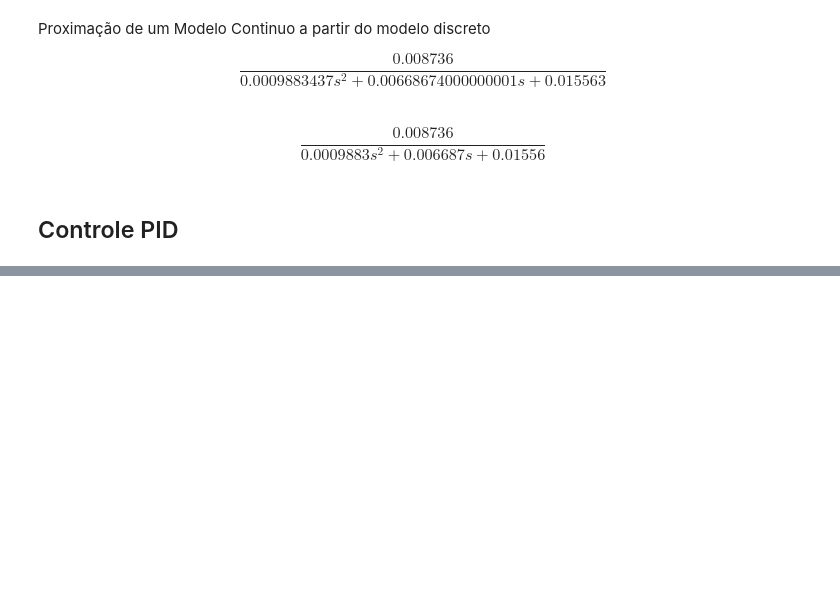
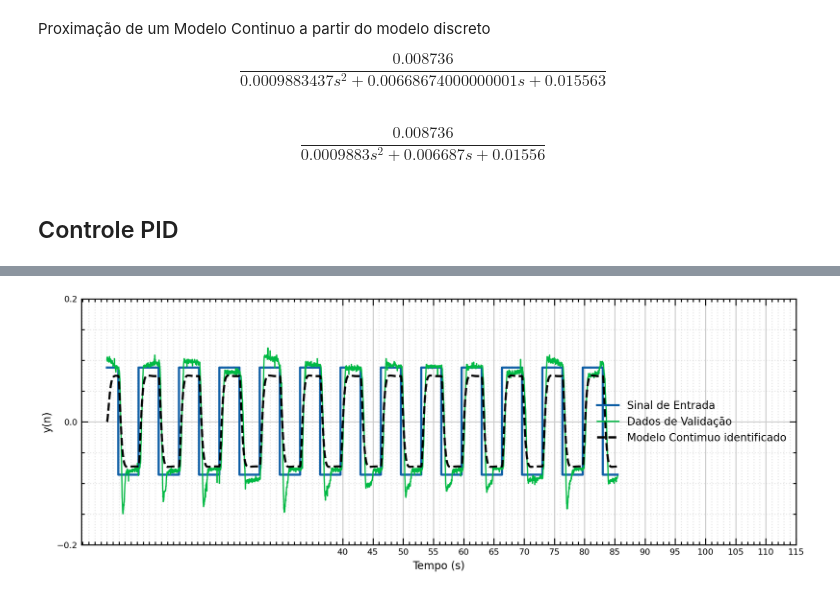
Before and after one commit to Oseiasdfarias/Projeto_Tcc_Oseias_Oficial, a Jupyter notebook: Identificacao_de_Sistemas/identificacao_aeropendulo/ident_up/validacao_modelo.ipynb, the cells around one changed output, grey strips where cells are left out. Saved outputs shown, nothing was run; the diff lists cells and outputs as text; code cells hidden in the pictures; blank space fills up the shorter version.

```diff
--- a/Identificacao_de_Sistemas/identificacao_aeropendulo/ident_up/validacao_modelo.ipynb
+++ b/Identificacao_de_Sistemas/identificacao_aeropendulo/ident_up/validacao_modelo.ipynb
@@ -118,0 +149,29 @@ $$\frac{0.008736}{0.0009883 s^2 + 0.006687 s + 0.01556}$$
+# %%
+u1 = np.array(sinal_entrada[50:] - np.mean(sinal_entrada[50:]))
+yout = np.array(sinal_saida[50:] - np.mean((sinal_saida[50:])))
+t = np.array(tempo[50:])
+# %%
+t_t = np.linspace(t[0], t[-1], len(t))
+_, yp_c = ct.forced_response(Gs, U=1.5*np.rad2deg(u1), T=t_t)
+# %%
+plt.figure(figsize = (12, 10))
+plt.subplot(211)
+plt.step(t, u1, label='Sinal de Entrada')
+plt.plot(t, yout, linewidth = 1.2, label='Dados de Validação')
+plt.plot(t, np.deg2rad(yp_c), linestyle='--', color='k', label='Modelo Contimuo identificado')
+# plt.plot(t, yp_mf, linestyle='--', color='blue', label='Simulação MF')
+plt.yticks(np.arange(-0.2, 0.3, 0.2))
+plt.legend(fontsize=10, loc='center right')
+plt.xticks(np.arange(40, 120, 5))
+
+plt.grid(which='both')
+plt.grid(which='major', color='#CCCCCC', linestyle='-', alpha=1)
+plt.grid(which='minor', color='#CCCCCC', linestyle=':', alpha=0.5)
+
+plt.ylabel('y(n)')
+plt.xlabel('Tempo (s)')
+
+plt.subplots_adjust(hspace=0.4)
+plt.show()
+# %% [output]
+[figure, added]
```
Also changed, not shown: parts of 7 cells of this notebook, 25 other files.
